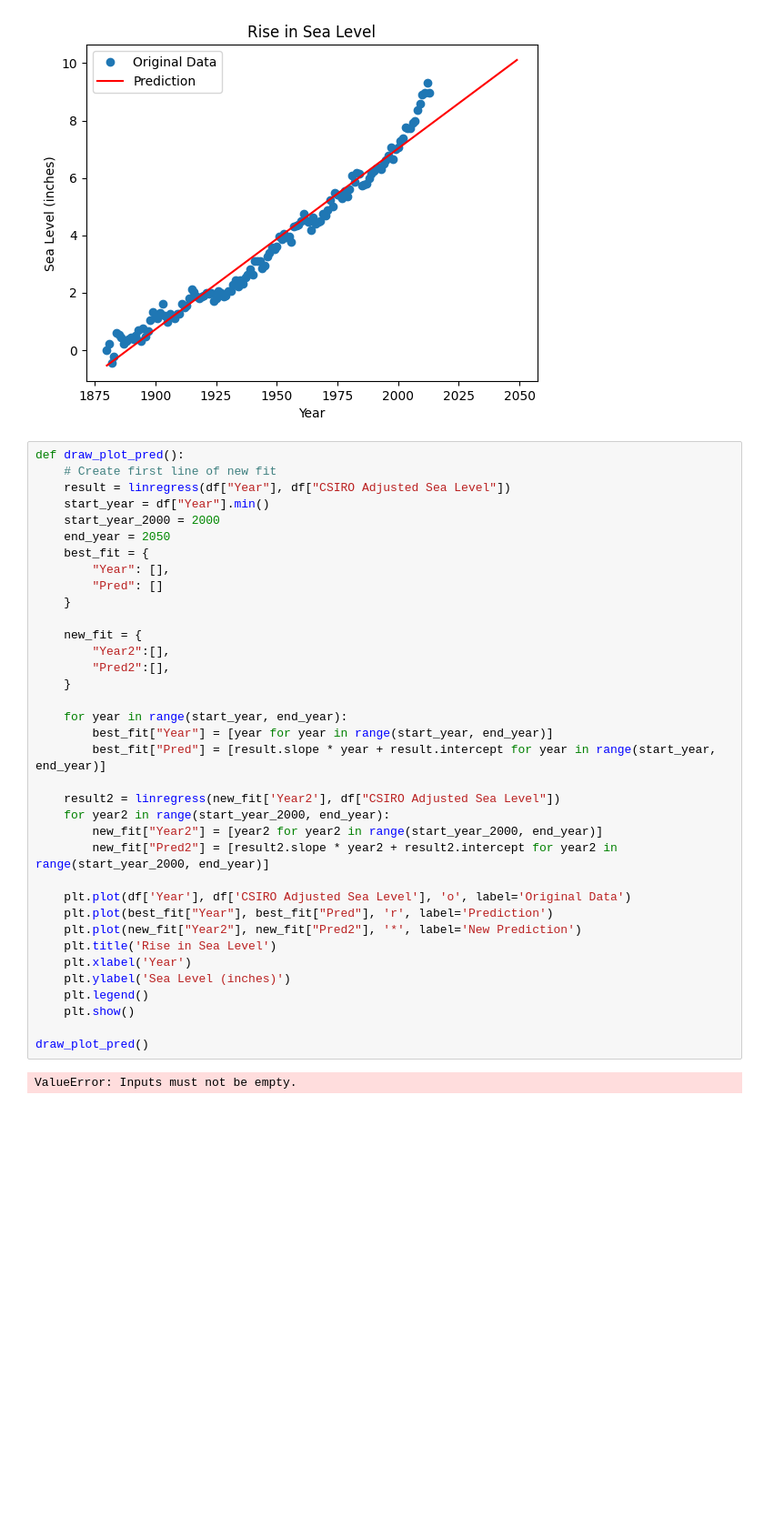
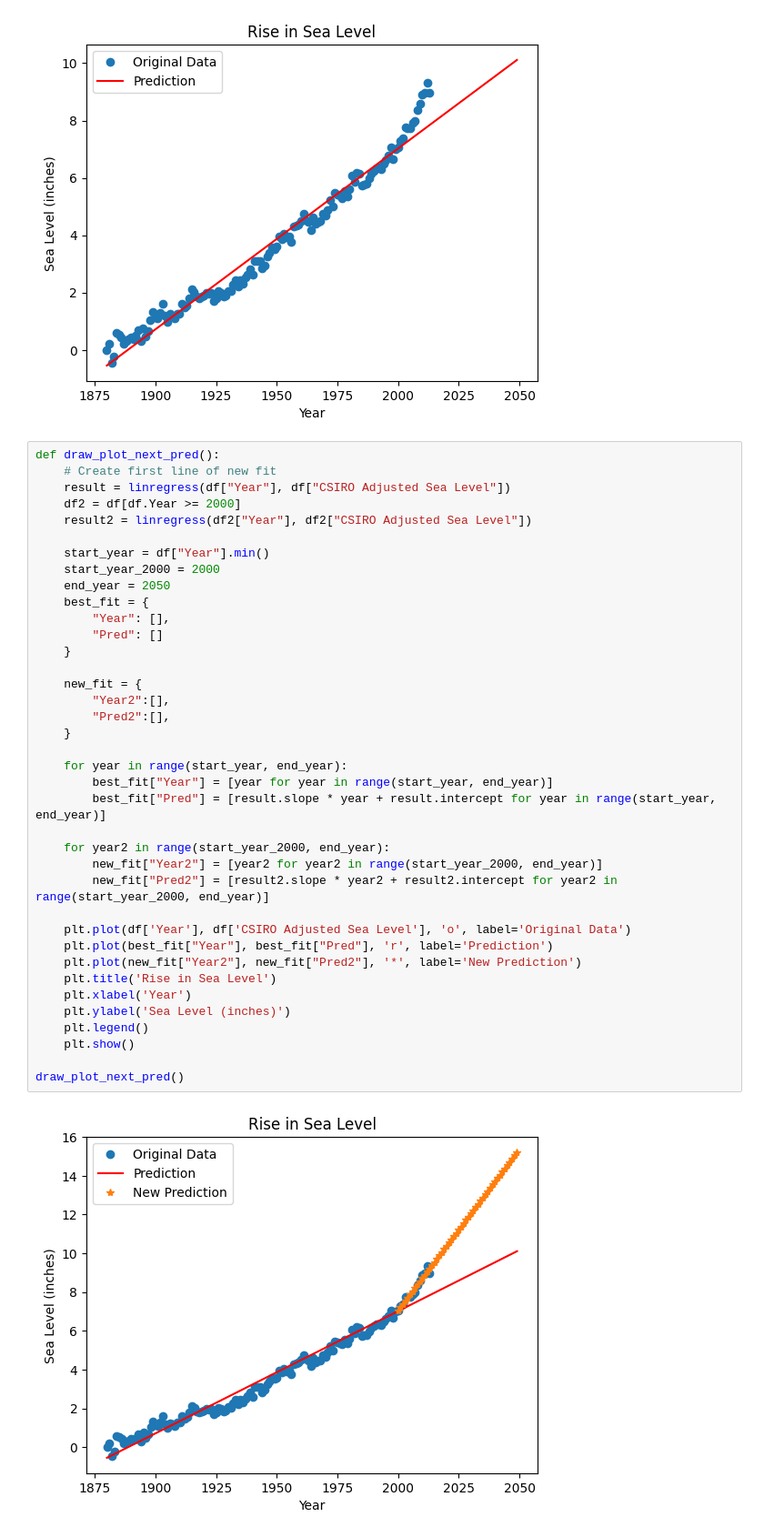
Before and after one commit to muhamadInsan/data-analis-fcc, a Jupyter notebook: sea_level_predictor.ipynb, the cells around one changed output. Shown at 91% size. Cells and saved outputs as stored; diff of their text form; blank space fills up the shorter version.

```diff
--- a/sea_level_predictor.ipynb
+++ b/sea_level_predictor.ipynb
@@ -69,40 +69,42 @@ draw_plot_pred()
 # %% [output]
 [figure]
 # %%
-def draw_plot_pred():
+def draw_plot_next_pred():
     # Create first line of new fit
     result = linregress(df["Year"], df["CSIRO Adjusted Sea Level"])
+    df2 = df[df.Year >= 2000]
+    result2 = linregress(df2["Year"], df2["CSIRO Adjusted Sea Level"])
+
     start_year = df["Year"].min()
     start_year_2000 = 2000
     end_year = 2050
     best_fit = {
         "Year": [],
         "Pred": []
     }
 
     new_fit = {
         "Year2":[],
         "Pred2":[],
     }
 
     for year in range(start_year, end_year):
         best_fit["Year"] = [year for year in range(start_year, end_year)]
         best_fit["Pred"] = [result.slope * year + result.intercept for year in range(start_year, end_year)]
 
-    result2 = linregress(new_fit['Year2'], df["CSIRO Adjusted Sea Level"])
     for year2 in range(start_year_2000, end_year):
         new_fit["Year2"] = [year2 for year2 in range(start_year_2000, end_year)]
         new_fit["Pred2"] = [result2.slope * year2 + result2.intercept for year2 in range(start_year_2000, end_year)]
 
     plt.plot(df['Year'], df['CSIRO Adjusted Sea Level'], 'o', label='Original Data')
     plt.plot(best_fit["Year"], best_fit["Pred"], 'r', label='Prediction')
     plt.plot(new_fit["Year2"], new_fit["Pred2"], '*', label='New Prediction')
     plt.title('Rise in Sea Level')
     plt.xlabel('Year')
     plt.ylabel('Sea Level (inches)')
     plt.legend()
     plt.show()
 
-draw_plot_pred()
+draw_plot_next_pred()
 # %% [output]
-ValueError: Inputs must not be empty.
+[figure, added]
```
Also changed, not shown: parts of 2 cells of this notebook, 1 other file.
